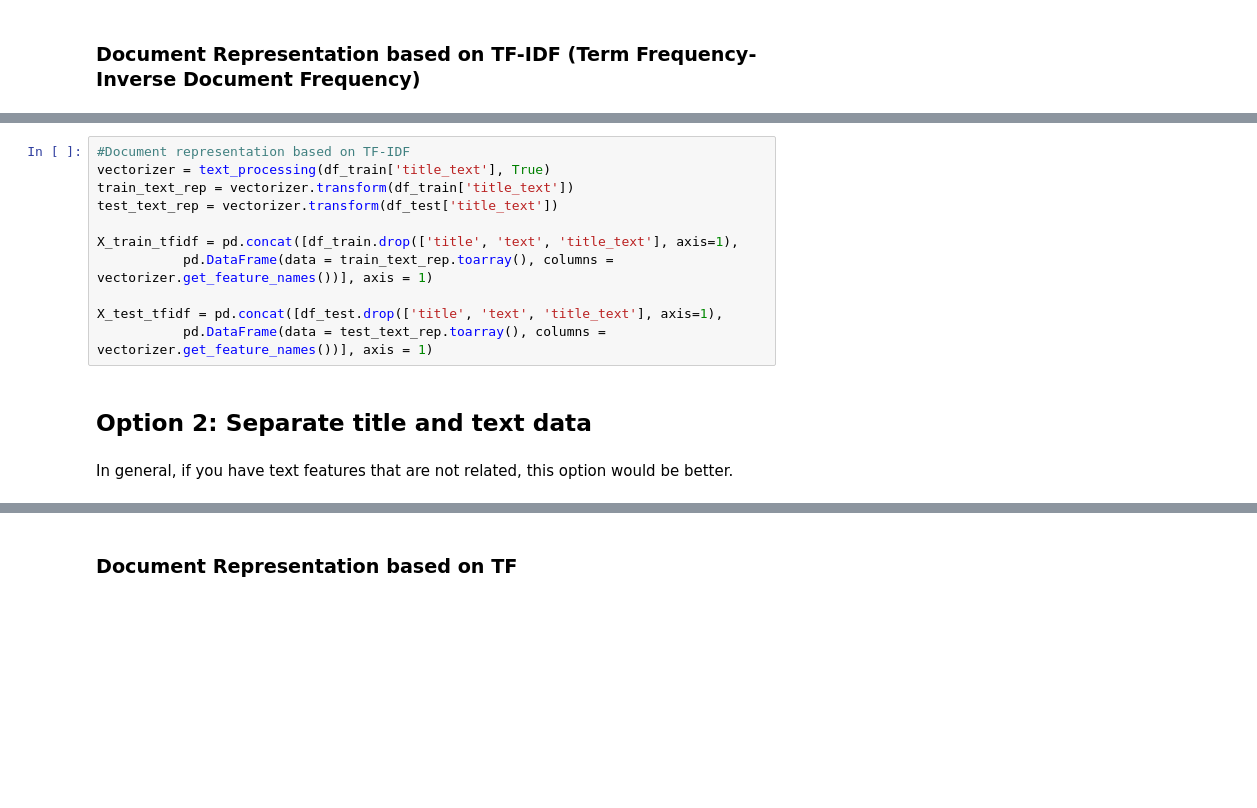
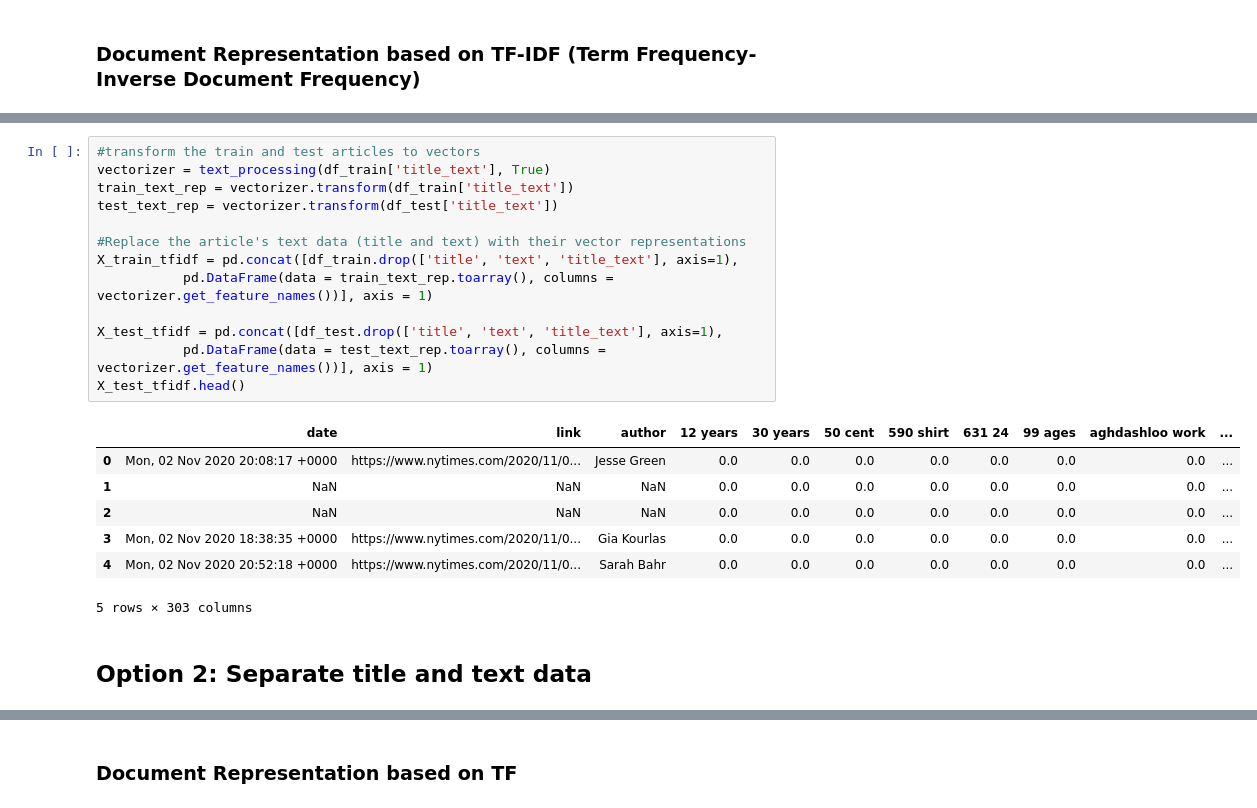
Before and after one commit to atkinssamuel/WorkingWithTextData, a Jupyter notebook: rss.ipynb, the cells around one changed output, grey strips where cells are left out. Saved outputs shown, nothing was run; the diff lists cells and outputs as text; blank space fills up the shorter version.

```diff
--- a/rss.ipynb
+++ b/rss.ipynb
@@ -249,15 +291,23 @@ Using TF is problematic because words that are frequent but not necessarily usef
 # %%
-#Document representation based on TF-IDF
+#transform the train and test articles to vectors
 vectorizer = text_processing(df_train['title_text'], True)
 train_text_rep = vectorizer.transform(df_train['title_text'])
 test_text_rep = vectorizer.transform(df_test['title_text'])
 
+#Replace the article's text data (title and text) with their vector representations
 X_train_tfidf = pd.concat([df_train.drop(['title', 'text', 'title_text'], axis=1),
            pd.DataFrame(data = train_text_rep.toarray(), columns = vectorizer.get_feature_names())], axis = 1)
 
 X_test_tfidf = pd.concat([df_test.drop(['title', 'text', 'title_text'], axis=1),
            pd.DataFrame(data = test_text_rep.toarray(), columns = vectorizer.get_feature_names())], axis = 1)
+X_test_tfidf.head()
+# %% [output]
+|  | date | link | author | 12 years | 30 years | 50 cent | 590 shirt | 631 24 | 99 ages | aghdashloo work | ... |
+| 0 | Mon, 02 Nov 2020 20:08:17 +0000 | https://www.nytimes.com/2020/11/0... | Jesse Green | 0.0 | 0.0 | 0.0 | 0.0 | 0.0 | 0.0 | 0.0 | ... |
+| 1 | NaN | NaN | NaN | 0.0 | 0.0 | 0.0 | 0.0 | 0.0 | 0.0 | 0.0 | ... |
+| 2 | NaN | NaN | NaN | 0.0 | 0.0 | 0.0 | 0.0 | 0.0 | 0.0 | 0.0 | ... |
+| 3 | Mon, 02 Nov 2020 18:38:35 +0000 | https://www.nytimes.com/2020/11/0... | Gia Kourlas | 0.0 | 0.0 | 0.0 | 0.0 | 0.0 | 0.0 | 0.0 | ... |
+| 4 | Mon, 02 Nov 2020 20:52:18 +0000 | https://www.nytimes.com/2020/11/0... | Sarah Bahr | 0.0 | 0.0 | 0.0 | 0.0 | 0.0 | 0.0 | 0.0 | ... |
+5 rows × 303 columns
 # %% [markdown]
 ## Option 2:  Separate title and text data
-# %% [markdown]
-In general, if you have text features that are not related, this option would be better.
```
Also changed, not shown: parts of 41 cells of this notebook.
